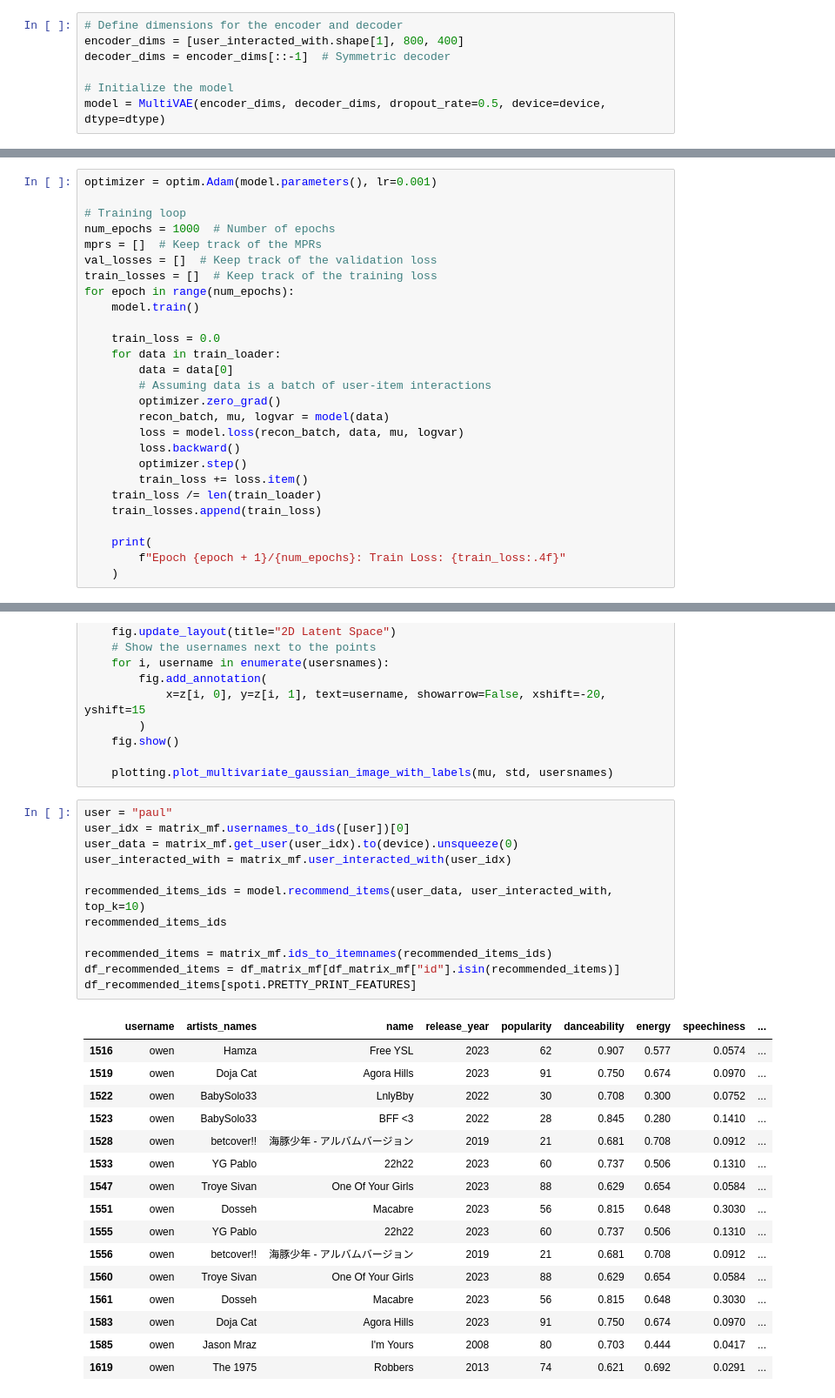
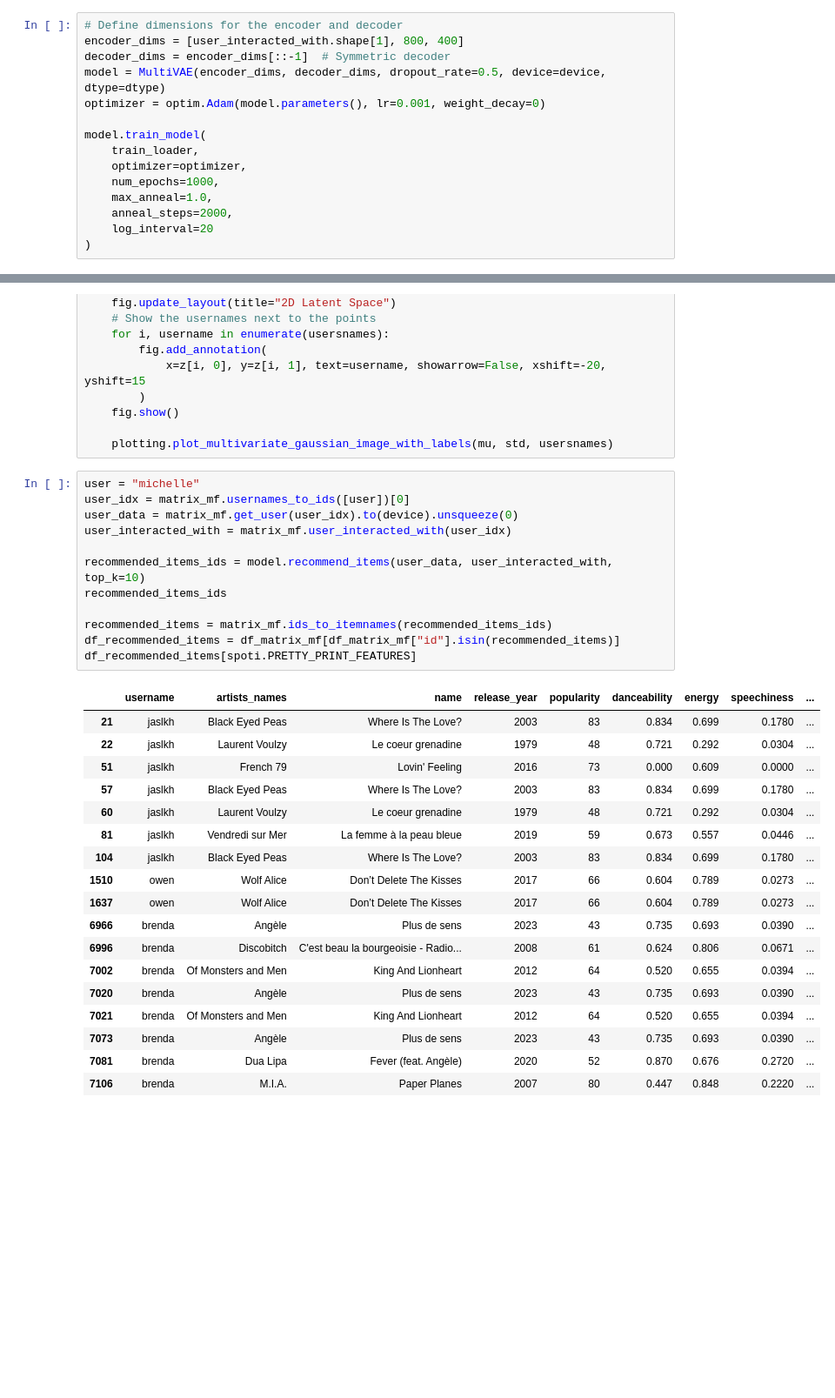
Before and after one commit to owengombas/spotify-recommender, a Jupyter notebook: recommender_vae.ipynb, the cells around one changed output, grey strips where cells are left out. Shown at 87% size. Cells and saved outputs as stored; diff of their text form; blank space fills up the shorter version.

```diff
--- a/recommender_vae.ipynb
+++ b/recommender_vae.ipynb
@@ -355,6 +137,14 @@ eval_loader = DataLoader(eval_dataset, batch_size=batch_size, shuffle=False)
 # Define dimensions for the encoder and decoder
 encoder_dims = [user_interacted_with.shape[1], 800, 400]
 decoder_dims = encoder_dims[::-1]  # Symmetric decoder
+model = MultiVAE(encoder_dims, decoder_dims, dropout_rate=0.5, device=device, dtype=dtype)
+optimizer = optim.Adam(model.parameters(), lr=0.001, weight_decay=0)
 
-# Initialize the model
-model = MultiVAE(encoder_dims, decoder_dims, dropout_rate=0.5, device=device, dtype=dtype)
+model.train_model(
+    train_loader,
+    optimizer=optimizer,
+    num_epochs=1000,
+    max_anneal=1.0,
+    anneal_steps=2000,
+    log_interval=20
+)
@@ -361,27 +168,0 @@ model = MultiVAE(encoder_dims, decoder_dims, dropout_rate=0.5, device=device, dt
-# %%
-optimizer = optim.Adam(model.parameters(), lr=0.001)
-
-# Training loop
-num_epochs = 1000  # Number of epochs
-mprs = []  # Keep track of the MPRs
-val_losses = []  # Keep track of the validation loss
-train_losses = []  # Keep track of the training loss
-for epoch in range(num_epochs):
-    model.train()
-
-    train_loss = 0.0
-    for data in train_loader:
-        data = data[0]
-        # Assuming data is a batch of user-item interactions
-        optimizer.zero_grad()
-        recon_batch, mu, logvar = model(data)
-        loss = model.loss(recon_batch, data, mu, logvar)
-        loss.backward()
-        optimizer.step()
-        train_loss += loss.item()
-    train_loss /= len(train_loader)
-    train_losses.append(train_loss)
-
-    print(
-        f"Epoch {epoch + 1}/{num_epochs}: Train Loss: {train_loss:.4f}"
-    )
@@ -475,31 +233,33 @@ if encoder_dims[-1] == 2:
 
     plotting.plot_multivariate_gaussian_image_with_labels(mu, std, usersnames)
 # %%
-user = "paul"
+user = "michelle"
 user_idx = matrix_mf.usernames_to_ids([user])[0]
 user_data = matrix_mf.get_user(user_idx).to(device).unsqueeze(0)
 user_interacted_with = matrix_mf.user_interacted_with(user_idx)
 
 recommended_items_ids = model.recommend_items(user_data, user_interacted_with, top_k=10)
 recommended_items_ids
 
 recommended_items = matrix_mf.ids_to_itemnames(recommended_items_ids)
 df_recommended_items = df_matrix_mf[df_matrix_mf["id"].isin(recommended_items)]
 df_recommended_items[spoti.PRETTY_PRINT_FEATURES]
 # %% [output]
 |  | username | artists_names | name | release_year | popularity | danceability | energy | speechiness | ... |
-| 1516 | owen | Hamza | Free YSL | 2023 | 62 | 0.907 | 0.577 | 0.0574 | ... |
-| 1519 | owen | Doja Cat | Agora Hills | 2023 | 91 | 0.750 | 0.674 | 0.0970 | ... |
-| 1522 | owen | BabySolo33 | LnlyBby | 2022 | 30 | 0.708 | 0.300 | 0.0752 | ... |
-| 1523 | owen | BabySolo33 | BFF <3 | 2022 | 28 | 0.845 | 0.280 | 0.1410 | ... |
-| 1528 | owen | betcover!! | 海豚少年 - アルバムバージョン | 2019 | 21 | 0.681 | 0.708 | 0.0912 | ... |
-| 1533 | owen | YG Pablo | 22h22 | 2023 | 60 | 0.737 | 0.506 | 0.1310 | ... |
-| 1547 | owen | Troye Sivan | One Of Your Girls | 2023 | 88 | 0.629 | 0.654 | 0.0584 | ... |
-| 1551 | owen | Dosseh | Macabre | 2023 | 56 | 0.815 | 0.648 | 0.3030 | ... |
-| 1555 | owen | YG Pablo | 22h22 | 2023 | 60 | 0.737 | 0.506 | 0.1310 | ... |
-| 1556 | owen | betcover!! | 海豚少年 - アルバムバージョン | 2019 | 21 | 0.681 | 0.708 | 0.0912 | ... |
-| 1560 | owen | Troye Sivan | One Of Your Girls | 2023 | 88 | 0.629 | 0.654 | 0.0584 | ... |
-| 1561 | owen | Dosseh | Macabre | 2023 | 56 | 0.815 | 0.648 | 0.3030 | ... |
-| 1583 | owen | Doja Cat | Agora Hills | 2023 | 91 | 0.750 | 0.674 | 0.0970 | ... |
-| 1585 | owen | Jason Mraz | I'm Yours | 2008 | 80 | 0.703 | 0.444 | 0.0417 | ... |
-| 1619 | owen | The 1975 | Robbers | 2013 | 74 | 0.621 | 0.692 | 0.0291 | ... |
+| 21 | jaslkh | Black Eyed Peas | Where Is The Love? | 2003 | 83 | 0.834 | 0.699 | 0.1780 | ... |
+| 22 | jaslkh | Laurent Voulzy | Le coeur grenadine | 1979 | 48 | 0.721 | 0.292 | 0.0304 | ... |
+| 51 | jaslkh | French 79 | Lovin' Feeling | 2016 | 73 | 0.000 | 0.609 | 0.0000 | ... |
+| 57 | jaslkh | Black Eyed Peas | Where Is The Love? | 2003 | 83 | 0.834 | 0.699 | 0.1780 | ... |
+| 60 | jaslkh | Laurent Voulzy | Le coeur grenadine | 1979 | 48 | 0.721 | 0.292 | 0.0304 | ... |
+| 81 | jaslkh | Vendredi sur Mer | La femme à la peau bleue | 2019 | 59 | 0.673 | 0.557 | 0.0446 | ... |
+| 104 | jaslkh | Black Eyed Peas | Where Is The Love? | 2003 | 83 | 0.834 | 0.699 | 0.1780 | ... |
+| 1510 | owen | Wolf Alice | Don’t Delete The Kisses | 2017 | 66 | 0.604 | 0.789 | 0.0273 | ... |
+| 1637 | owen | Wolf Alice | Don’t Delete The Kisses | 2017 | 66 | 0.604 | 0.789 | 0.0273 | ... |
+| 6966 | brenda | Angèle | Plus de sens | 2023 | 43 | 0.735 | 0.693 | 0.0390 | ... |
+| 6996 | brenda | Discobitch | C'est beau la bourgeoisie - Radio... | 2008 | 61 | 0.624 | 0.806 | 0.0671 | ... |
+| 7002 | brenda | Of Monsters and Men | King And Lionheart | 2012 | 64 | 0.520 | 0.655 | 0.0394 | ... |
+| 7020 | brenda | Angèle | Plus de sens | 2023 | 43 | 0.735 | 0.693 | 0.0390 | ... |
+| 7021 | brenda | Of Monsters and Men | King And Lionheart | 2012 | 64 | 0.520 | 0.655 | 0.0394 | ... |
+| 7073 | brenda | Angèle | Plus de sens | 2023 | 43 | 0.735 | 0.693 | 0.0390 | ... |
+| 7081 | brenda | Dua Lipa | Fever (feat. Angèle) | 2020 | 52 | 0.870 | 0.676 | 0.2720 | ... |
+| 7106 | brenda | M.I.A. | Paper Planes | 2007 | 80 | 0.447 | 0.848 | 0.2220 | ... |
```
Also changed, not shown: parts of 9 cells of this notebook, 1 other file.
